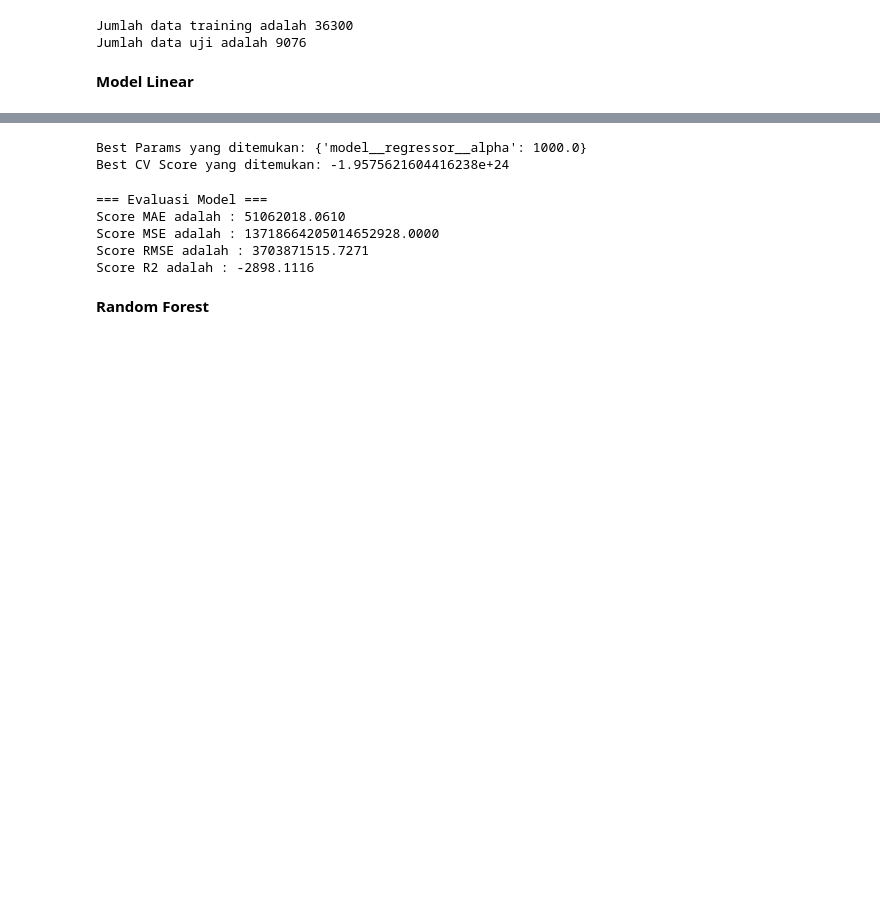
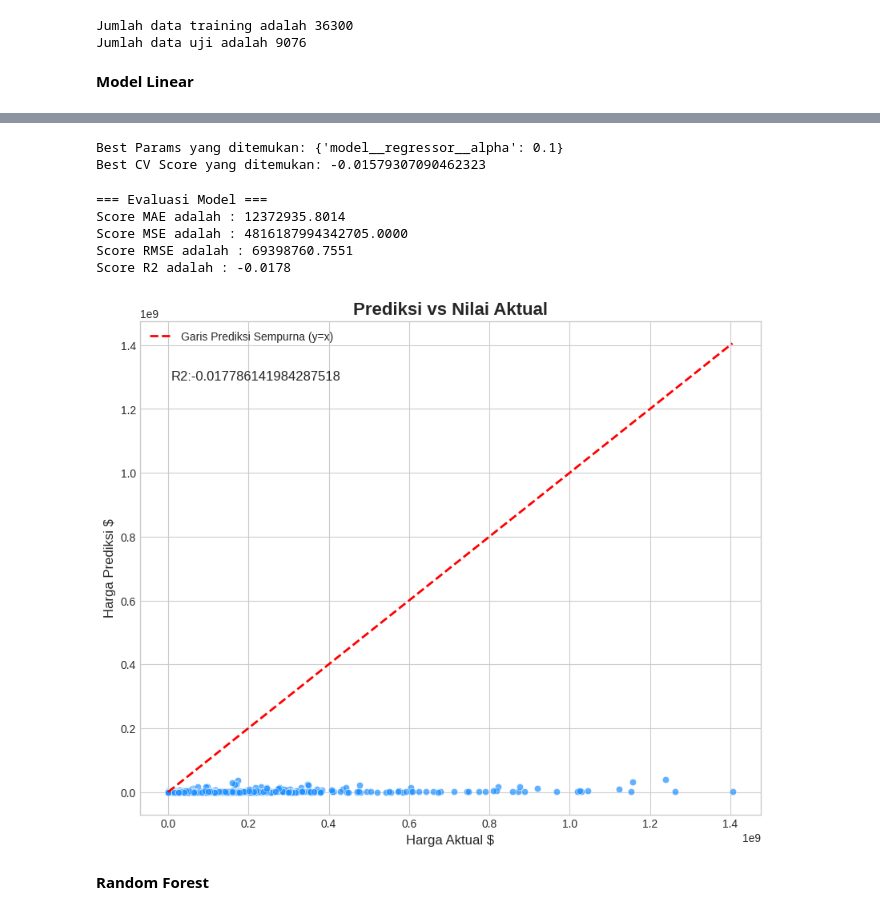
Before and after one commit to andiubaid09/Movie-Metadata-Intelligence, a Jupyter notebook: notebooks/03_Movie_Revenue_Prediction.ipynb, the cells around one changed output, grey strips where cells are left out. Drawn from its saved outputs; the diff is of its cells as text; code cells hidden in the pictures; blank space fills up the shorter version.

```diff
--- a/notebooks/03_Movie_Revenue_Prediction.ipynb
+++ b/notebooks/03_Movie_Revenue_Prediction.ipynb
@@ -730,6 +714,6 @@ Index(['belongs_to_collection', 'budget', 'genres', 'release_date',
 # %%
 columns_to_drop = [
-    'genres','release_date','original_language','production_companies','production_countries','lead_company','revenue','lang_clean','company_clean','countries_clean'
+    'genres','release_date','original_language','production_companies','production_countries','lead_company','revenue'
 ]
 # %%
 X = df_select.drop(columns=columns_to_drop)
@@ -764,12 +747,27 @@ from sklearn.preprocessing import StandardScaler
 scaler = StandardScaler()
 num_feat = ['budget']
 num_transform = scaler
+# %%
+from sklearn.preprocessing import OneHotEncoder
+
+encoder = OneHotEncoder(handle_unknown='ignore', sparse_output=False)
+cat_feat = ['lang_clean','company_clean','countries_clean']
+cat_transform = encoder
+# %%
+from sklearn.preprocessing import FunctionTransformer
+
+log_transform = FunctionTransformer(np.log1p, inverse_func=np.expm1)
 # %%
 from sklearn.compose import ColumnTransformer
+from sklearn.pipeline import Pipeline
 
 preprocessor = ColumnTransformer([
-    ('num', num_transform, num_feat)
-], remainder='passthrough')
+    ('num', Pipeline([
+        ('log', log_transform),
+        ('scaler', num_transform)
+    ]), num_feat),
+    ('cat', cat_transform, cat_feat)
+], remainder='passthrough', verbose_feature_names_out=False)
 # %%
 from sklearn.ensemble import RandomForestRegressor
 from sklearn.linear_model import Ridge
@@ -843,11 +839,11 @@ GridSearchCV(cv=KFold(n_splits=5, random_state=42, shuffle=True),
 # %%
 best_RG = grid_rg.best_estimator_
 # %%
-print("Best Params yang ditemukan:", grid_lr.best_params_)
-print("Best CV Score yang ditemukan:", grid_lr.best_score_)
+print("Best Params yang ditemukan:", grid_rg.best_params_)
+print("Best CV Score yang ditemukan:", grid_rg.best_score_)
 # %% [output]
-Best Params yang ditemukan: {'model__regressor__alpha': 1000.0}
-Best CV Score yang ditemukan: -1.9575621604416238e+24
+Best Params yang ditemukan: {'model__regressor__alpha': 0.1}
+Best CV Score yang ditemukan: -0.01579307090462323
 # %%
 y_pred_rg = best_RG.predict(X_test)
 # %%
@@ -856,19 +852,39 @@ from sklearn.metrics import mean_absolute_error, mean_squared_error,r2_score
 mae_rg = mean_absolute_error(y_test, y_pred_rg)
 mse_rg = mean_squared_error(y_test, y_pred_rg)
 rmse_rg = np.sqrt(mse_rg)
-r2_score = r2_score(y_test, y_pred_rg)
+r2_score_rg = r2_score(y_test, y_pred_rg)
 
 print("=== Evaluasi Model ===")
 print(f"Score MAE adalah : {mae_rg:.4f}")
 print(f"Score MSE adalah : {mse_rg:.4f}")
 print(f"Score RMSE adalah : {rmse_rg:.4f}")
-print(f"Score R2 adalah : {r2_score:.4f}")
+print(f"Score R2 adalah : {r2_score_rg:.4f}")
 # %% [output]
 === Evaluasi Model ===
-Score MAE adalah : 51062018.0610
-Score MSE adalah : 13718664205014652928.0000
-Score RMSE adalah : 3703871515.7271
-Score R2 adalah : -2898.1116
+Score MAE adalah : 12372935.8014
+Score MSE adalah : 4816187994342705.0000
+Score RMSE adalah : 69398760.7551
+Score R2 adalah : -0.0178
+# %%
+import matplotlib.pyplot as plt
+import seaborn as sns
+
+seaborn_version = 'seaborn-v0_8-whitegrid'
+plt.figure(figsize=(10,8))
+plt.style.use(seaborn_version)
+sns.scatterplot(x=y_test, y=y_pred_rg, color = 'dodgerblue', alpha=0.7)
+max_val = max(y_test.max(), y_pred_rg.max())
+y_pred_rg.max()
+
+plt.plot([0, max_val],[0, max_val], 'r--', lw=2, label='Garis Prediksi Sempurna (y=x)')
+plt.title('Prediksi vs Nilai Aktual', fontsize=16, fontweight='bold')
+plt.xlabel('Harga Aktual $', fontsize=12)
+plt.ylabel('Harga Prediksi $', fontsize=12)
+plt.legend()
+plt.text(0.05, 0.9, f'R2:{r2_score_rg}', transform=plt.gca().transAxes, fontsize=12, verticalalignment='top')
+plt.show()
+# %% [output]
+[figure, added]
 # %% [markdown]
 **Random Forest**
 # %%
```
Also changed, not shown: parts of 31 cells of this notebook.
